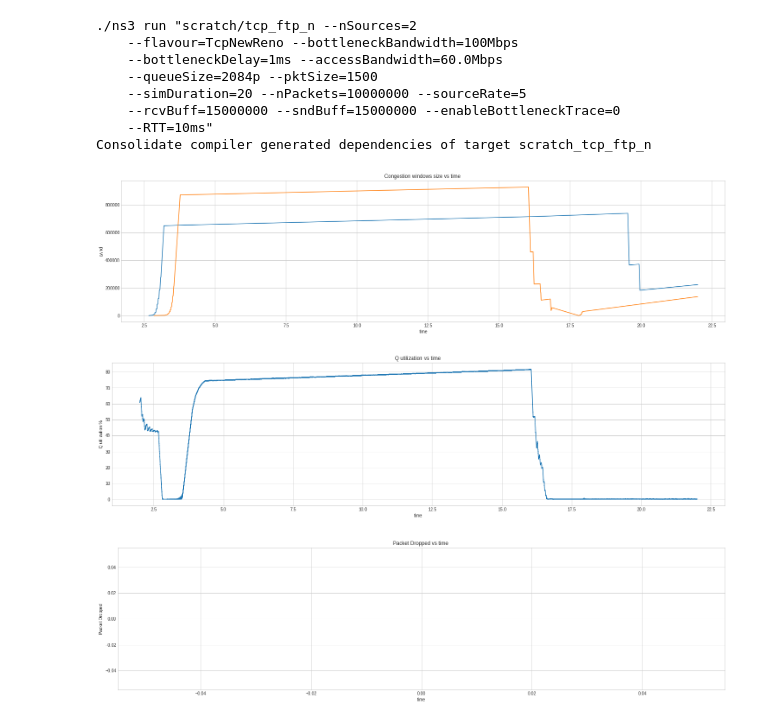
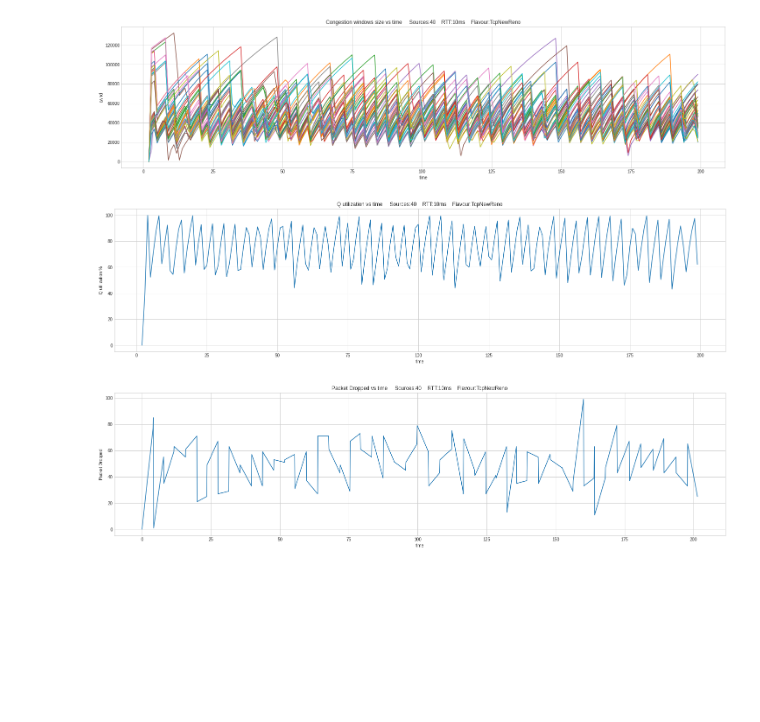
Before and after one commit to divyashk/TCP-BBR-ns3, a Jupyter notebook: dumbell-ns3/report.ipynb, the cells around one changed output. Drawn from its saved outputs; the diff is of its cells as text; code cells hidden in the pictures; blank space fills up the shorter version.

Commit message:
Added support for multithreading with isolation of runtime files

```diff
--- a/dumbell-ns3/report.ipynb
+++ b/dumbell-ns3/report.ipynb
@@ -64,6 +78,6 @@ def plot_dropped_vs_time():
     f.close()
 # %%
-def plot_qsize_vs_time():
+def plot_qsize_vs_time( noOfSources = 2, rtt = "10ms" , flavour= "TcpBbr", maxQSize = "2084p"):
     f = plt.figure()
     f.set_figwidth(25)
     f.set_figheight(6)
@@ -71,22 +85,20 @@ def plot_qsize_vs_time():
 
     qutilvstime = {}
 
-    with open(f"/mnt/Store/Project-summer/runtime/qsizeTrace.txt", "r") as f:
+    with open(f"/mnt/Store/Project-summer/runtime/{flavour}/{rtt}/{noOfSources}/qsizeTrace.txt", "r") as f:
         lines = f.readlines()
 
     for line in lines:
         split_line = line.split()
-        if ( len(split_line) == 1):
-            max_size = split_line[0][0:-1]
-            continue;
-        qutilvstime[float(split_line[0])] = (float(split_line[1])/float(max_size))*100;
+
+        qutilvstime[float(split_line[0])] = (float(split_line[1])/float(maxQSize[:-1]))*100;
 
 
     plt.plot(qutilvstime.keys(), qutilvstime.values())
 
     plt.xlabel("time")
     plt.ylabel("Q utilization %")
-    plt.title("Q utilization vs time ")
+    plt.title(f"Q utilization vs time     Sources:{noOfSources}    RTT:{rtt}    Flavour:{flavour}")
     f.close()
 # %%
 def clean(flavor = "default" ,
@@ -97,14 +109,23 @@ def clean(flavor = "default" ,
     os.system("rm -rf {}_{}_{}".format(flavor, noOfSource, RTT));
 # %%
 def main(flavour = "TcpBbr" , time = 200 ,total_access_bandwidth = 120, bottleneck_bandwidth = 100,
-         bottleneck_delay = 1 , RTT = "10ms", packetSize = 1458, queueL = 5, noOfSource = 2,
-         packetPerSource = 10000000, sourceRate = 5, rcvBuff = 1458*10000, sndBuff = 1458*10000, enableBottleneckTrace = 0):
+         bottleneck_delay = 1 , RTT = "10ms", packetSize = 1458, queueL = "5p", noOfSource = 2,
+         rcvBuff = 1458*10000, sndBuff = 1458*10000, enableBottleneckTrace = 0):
 
     # access_link_delay_val = RTT[0:-2]
     access_link_bandwidth_val = total_access_bandwidth[0:-4]
 
     #access_link_delay = str(float(access_link_delay_val)/4)+"ms"
     access_link_bandwidth = str(float(access_link_bandwidth_val)/noOfSource)+"Mbps"
+
+    if os.path.exists(f"/mnt/Store/Project-summer/runtime/{flavour}") == False:
+     os.mkdir( f"/mnt/Store/Project-summer/runtime/{flavour}")
+
+    if os.path.exists(f"/mnt/Store/Project-summer/runtime/{flavour}/{RTT}") == False:
+     os.mkdir( f"/mnt/Store/Project-summer/runtime/{flavour}/{RTT}")
+
+    if os.path.exists(f"/mnt/Store/Project-summer/runtime/{flavour}/{RTT}/{noOfSource}") == False:
+     os.mkdir( f"/mnt/Store/Project-summer/runtime/{flavour}/{RTT}/{noOfSource}")
 
     # if os.path.exists("/mnt/Store/Project-summer/runtime"):
     #     os.system("rm -rf /mnt/Store/Project-summer/runtime/*")
@@ -113,13 +134,12 @@ def main(flavour = "TcpBbr" , time = 200 ,total_access_bandwidth = 120, bottlene
     --flavour={flavour} --bottleneckBandwidth={bottleneck_bandwidth}
     --bottleneckDelay={bottleneck_delay} --accessBandwidth={access_link_bandwidth}
     --queueSize={queueL} --pktSize={packetSize}
-    --simDuration={time} --nPackets={packetPerSource} --sourceRate={sourceRate}
-    --rcvBuff={rcvBuff} --sndBuff={sndBuff} --enableBottleneckTrace={enableBottleneckTrace}
+    --simDuration={time} --rcvBuff={rcvBuff} --sndBuff={sndBuff} --enableBottleneckTrace={enableBottleneckTrace}
     --RTT={RTT}\"'''
 
-    print(cmd)
+    #print(cmd)
     os.system(cmd)
-    plot_cwnd_vs_time(noOfSource)
-    plot_qsize_vs_time()
-    plot_dropped_vs_time()
+    plot_cwnd_vs_time(noOfSource, RTT, flavour)
+    plot_qsize_vs_time(noOfSource, RTT, flavour, queueL)
+    plot_dropped_vs_time(noOfSource, RTT, flavour)
     #clean(flavor = flavor, time = time, queueL = queueL, noOfSource = noOfSource, total_input_bandwidth = total_input_bandwidth, bottleneck_bandwidth= bottleneck_bandwidth, RTT = RTT, recvWindow = recvWindow)
@@ -126,30 +167,22 @@ def main(flavour = "TcpBbr" , time = 200 ,total_access_bandwidth = 120, bottlene
 # %%
 pktSize = 1500
 main(flavour = "TcpNewReno",
-     time = 20,
-     noOfSource = 2,
+     time = 200,
+     noOfSource = 40,
      total_access_bandwidth = "120Mbps",
      RTT = "10ms",
      bottleneck_bandwidth = "100Mbps",
      bottleneck_delay = "1ms",
      packetSize = pktSize,
      queueL = "2084p",
      rcvBuff = str(pktSize*10000),
      sndBuff = str(pktSize*10000),
      enableBottleneckTrace = 0
      )
 # %% [output]
-./ns3 run "scratch/tcp_ftp_n --nSources=2
-    --flavour=TcpNewReno --bottleneckBandwidth=100Mbps
-    --bottleneckDelay=1ms --accessBandwidth=60.0Mbps
-    --queueSize=2084p --pktSize=1500
-    --simDuration=20 --nPackets=10000000 --sourceRate=5
-    --rcvBuff=15000000 --sndBuff=15000000 --enableBottleneckTrace=0
-    --RTT=10ms"
-Consolidate compiler generated dependencies of target scratch_tcp_ftp_n
-[figure, old version]
+[figure, new version]
-[figure, old version]
+[figure, new version]
-[figure, old version]
+[figure, new version]
 # %%
 pktSize = 1500
 main(flavour = "TcpBbr",
```
Also changed, not shown: parts of 7 cells of this notebook.
